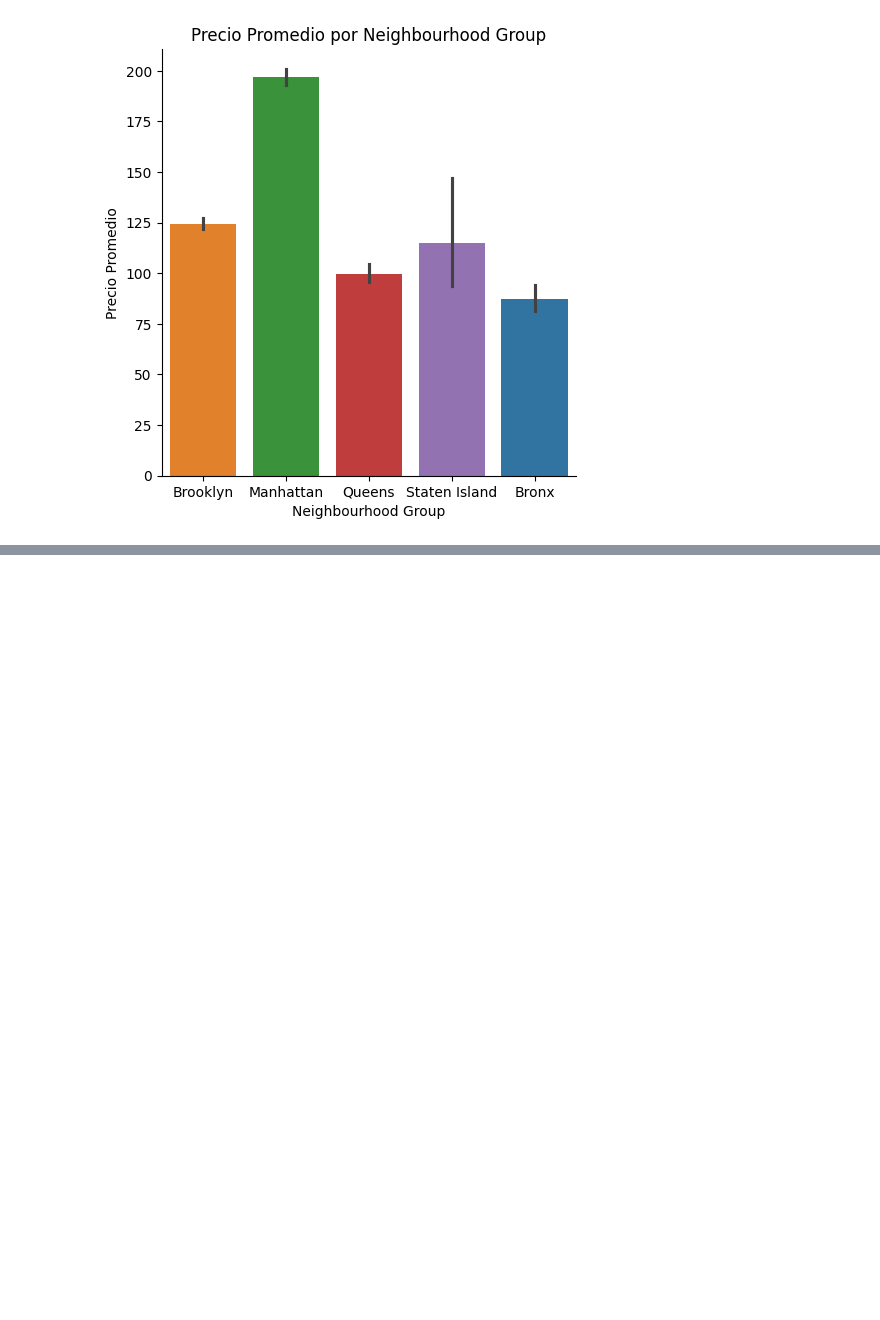
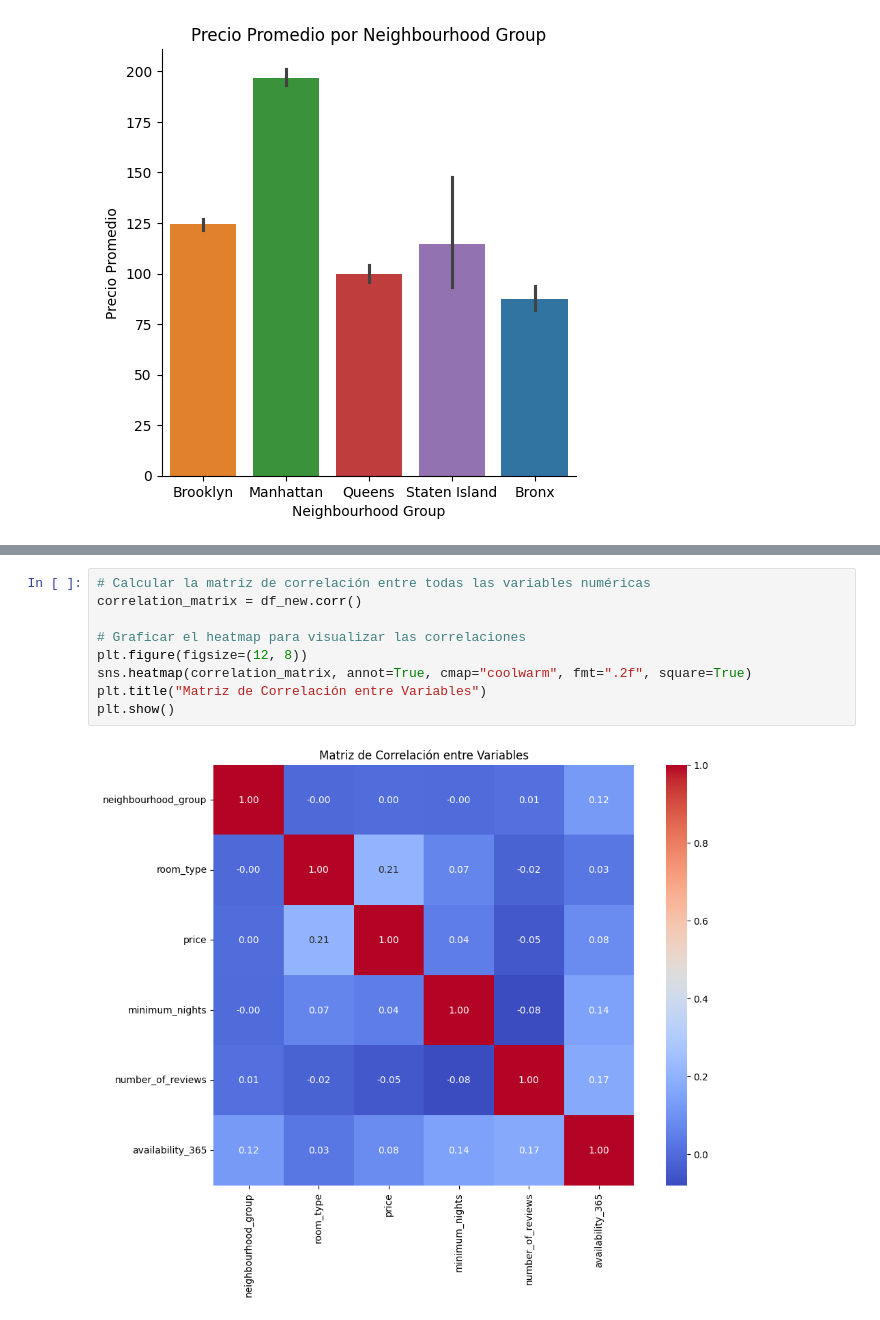
Before and after one commit to 4GeeksAcademy/machine-learning-python-tem, a Jupyter notebook: src/explore.ipynb, the cells around one changed output, grey strips where cells are left out. Cells and saved outputs as stored; diff of their text form; blank space fills up the shorter version.

```diff
--- a/src/explore.ipynb
+++ b/src/explore.ipynb
@@ -627,0 +731,11 @@ plt.show()
+# %%
+# Calcular la matriz de correlación entre todas las variables numéricas
+correlation_matrix = df_new.corr()
+
+# Graficar el heatmap para visualizar las correlaciones
+plt.figure(figsize=(12, 8))
+sns.heatmap(correlation_matrix, annot=True, cmap="coolwarm", fmt=".2f", square=True)
+plt.title("Matriz de Correlación entre Variables")
+plt.show()
+# %% [output]
+[figure, added]
```
Also changed, not shown: parts of 25 cells of this notebook.
